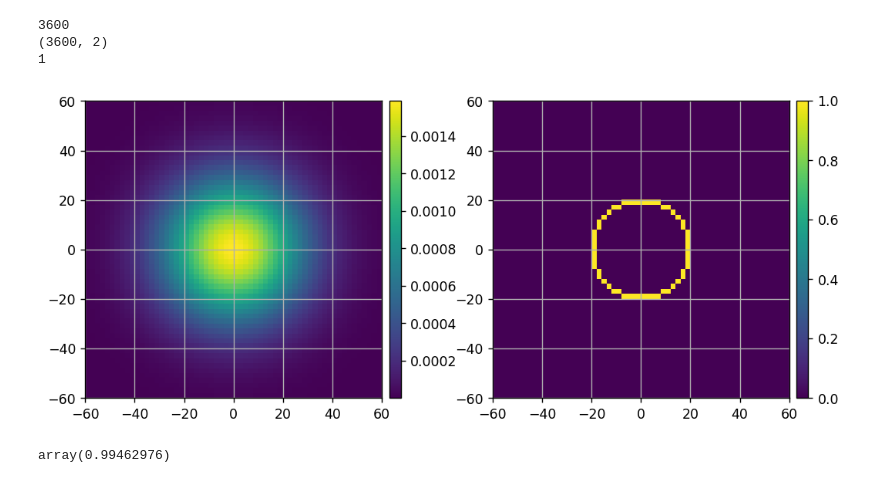
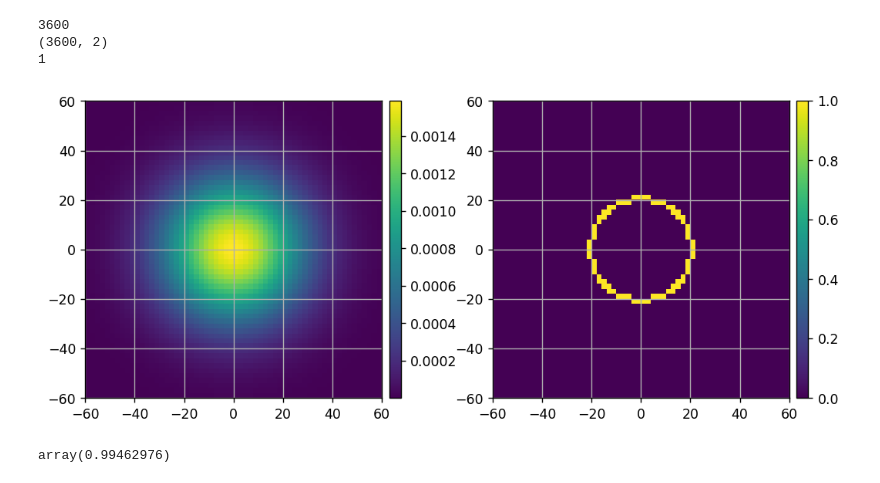
Before and after one commit to kian1377/esc-fresnel, a Jupyter notebook: notebooks/esc_fresnel_beamwalk_with_tilt.ipynb, the cells around one changed output. Saved outputs shown, nothing was run; the diff lists cells and outputs as text; code cells hidden in the pictures.

```diff
--- a/notebooks/esc_fresnel_beamwalk_with_tilt.ipynb
+++ b/notebooks/esc_fresnel_beamwalk_with_tilt.ipynb
@@ -164,30 +161,30 @@ imshow(
 # %%
 jitter = 20*u.mas
 pointing_sampling = jitter/10
 Np = int(np.round( (6*jitter / pointing_sampling).decompose().value))
 Nsamples = Np**2
 print(Nsamples)
 
 yc, xc = (xp.indices((Np, Np)) - Np//2 + 1/2)* pointing_sampling.to_value(u.mas)
 rc = xp.sqrt(xc**2 + yc**2)
-pdf_std = ( jitter.to_value(u.mas)-1 < rc ) * ( rc < jitter.to_value(u.mas)+1 )
+pdf_std = ( jitter.to_value(u.mas)-0.5 < rc ) * ( rc < jitter.to_value(u.mas)+1.5 )
 pointing_samples = ensure_np_array ( xp.array([xc.flatten(), yc.flatten()]).T ) * u.mas
 print(pointing_samples.shape)
 
 amp = pointing_sampling.to_value(u.mas)**2 * 1/(2*xp.pi*jitter.to_value(u.mas)**2)
 pointing_pdf = amp * xp.exp( -1/2 * ( (xc/jitter.to_value(u.mas))**2 + (yc/jitter.to_value(u.mas))**2 ) )
 imshow(
     [pointing_pdf, pdf_std],
     pxscls=2*[pointing_sampling.value],
     grids=[1, 1],
 )
 
 xp.sum(pointing_pdf)
 # %% [output]
 3600
 (3600, 2)
 1
-[figure, old version]
+[figure, new version]
 array(0.99462976)
 # %%
 M.use_vortex = True
```
Also changed, not shown: parts of 15 cells of this notebook, 5 other files.
